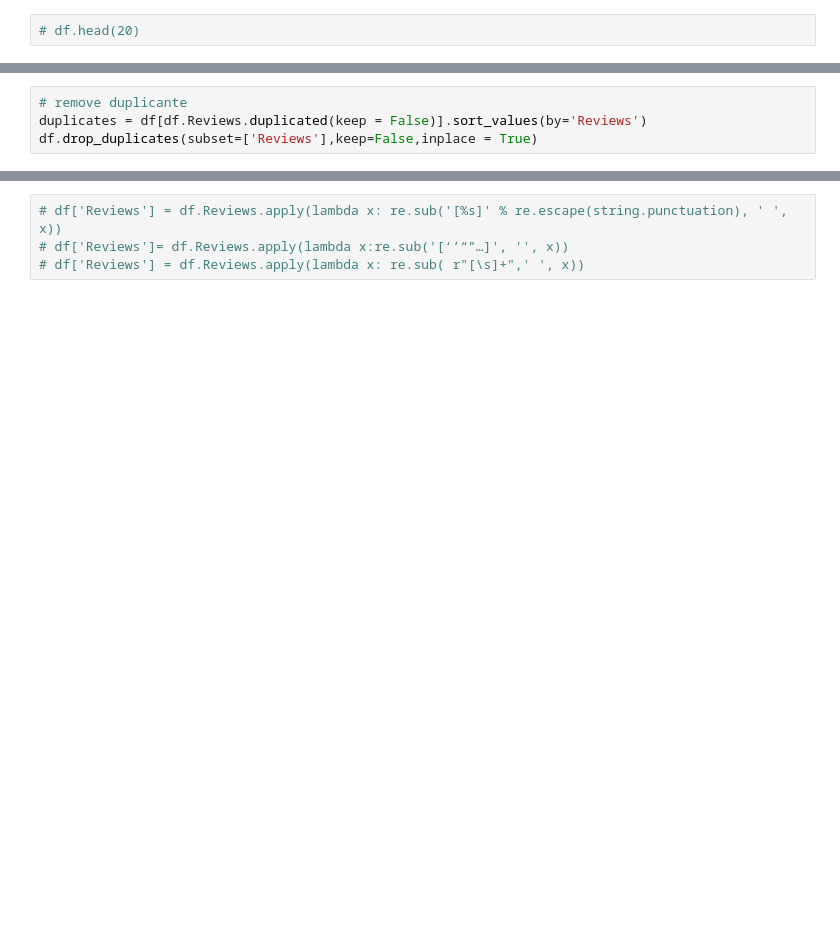
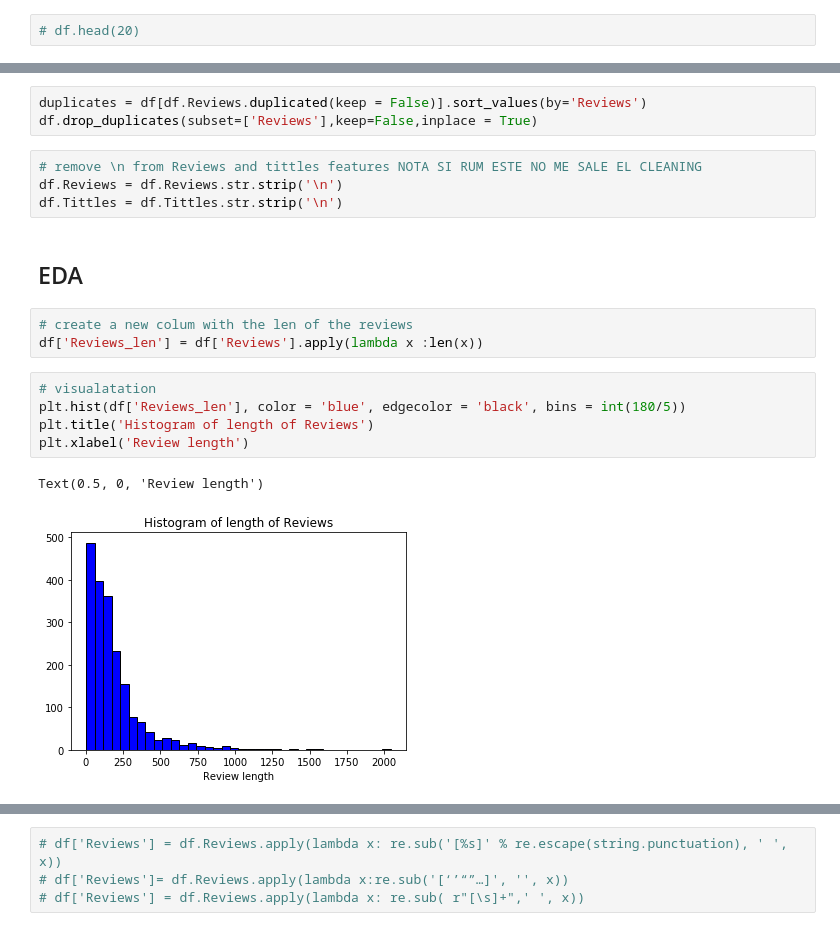
Before and after one commit to Cristinamulas/Amazon-Classifier, a Jupyter notebook: Data Cleaning.ipynb, the cells around one changed output, grey strips where cells are left out. Cells and saved outputs as stored; diff of their text form; blank space fills up the shorter version.

```diff
--- a/Data Cleaning.ipynb
+++ b/Data Cleaning.ipynb
@@ -37,4 +33,20 @@ dtype: int64
 # %%
-# remove duplicante
 duplicates = df[df.Reviews.duplicated(keep = False)].sort_values(by='Reviews')
 df.drop_duplicates(subset=['Reviews'],keep=False,inplace = True)
+# %%
+# remove \n from Reviews and tittles features NOTA SI RUM ESTE NO ME SALE EL CLEANING
+df.Reviews = df.Reviews.str.strip('\n')
+df.Tittles = df.Tittles.str.strip('\n')
+# %% [markdown]
+## EDA
+# %%
+# create a new colum with the len of the reviews
+df['Reviews_len'] = df['Reviews'].apply(lambda x :len(x))
+# %%
+# visualatation
+plt.hist(df['Reviews_len'], color = 'blue', edgecolor = 'black', bins = int(180/5))
+plt.title('Histogram of length of Reviews')
+plt.xlabel('Review length')
+# %% [output]
+Text(0.5, 0, 'Review length')
+[figure, added]
```
Also changed, not shown: parts of 53 cells of this notebook.
